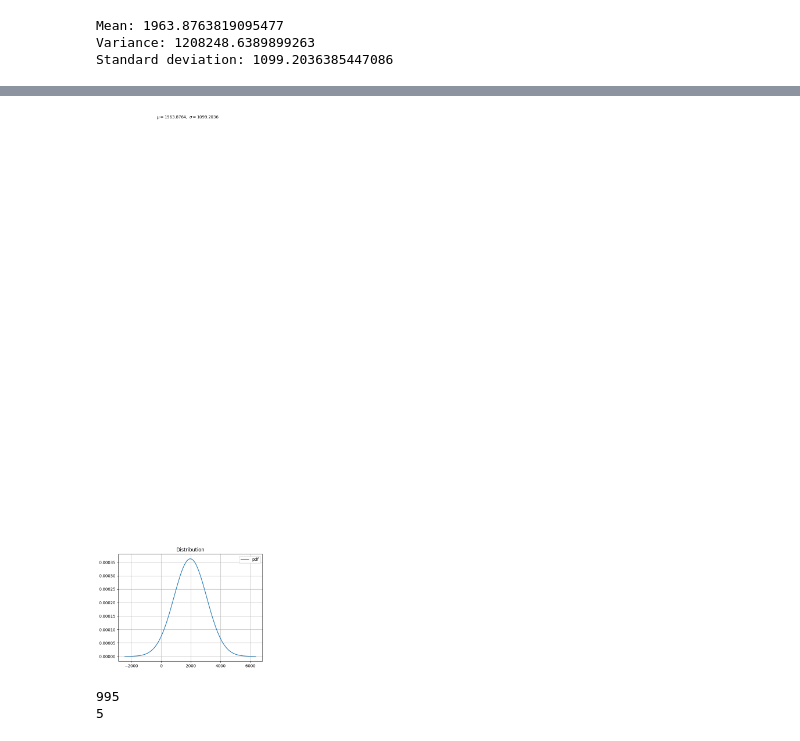
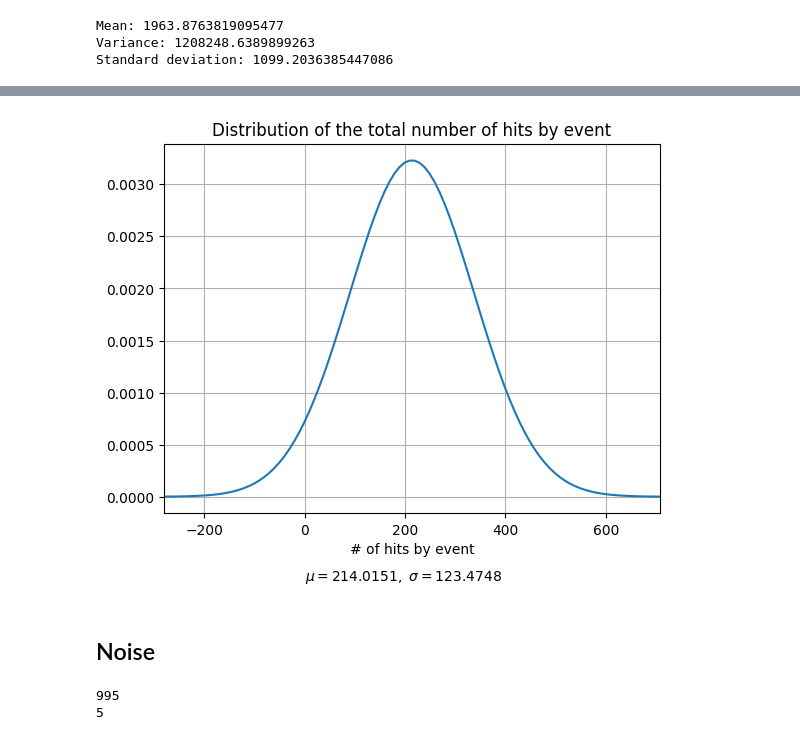
Before and after one commit to alawaree/Code_Thesis_HopfieldNetwork_VELO, a Jupyter notebook: data_analysis/general_data_analysis.ipynb, the cells around one changed output, grey strips where cells are left out. Cells and saved outputs as stored; diff of their text form; code cells hidden in the pictures.

```diff
--- a/data_analysis/general_data_analysis.ipynb
+++ b/data_analysis/general_data_analysis.ipynb
@@ -50,14 +51,17 @@ def data_distribution(data):
 
     return mu, variance, sigma
 # %%
-def plot_distribution(mu, sigma, title='Distribution', safe_to_file=False):
+def plot_distribution(mu, sigma, title='Distribution', xlabel='Data',safe_to_file=False):
     x = np.linspace(mu - 4 * sigma, mu + 4 * sigma, 100)
     plt.plot(x, stats.norm.pdf(x, mu, sigma), label='pdf')
     plt.title(title)
-    plt.text(-300, .0020, fr'$\mu={round(mu, 4)},\ \sigma={round(sigma, 4)}$')
-    # plt.plot(x, stats.norm.cdf(x, mu, sigma), label='cdf')
-    plt.legend()
+    plt.text(-0.0008, -0.0008, f'$\mu={round(mu, 4)},\ \sigma={round(sigma, 4)}$')
     plt.grid(True)
+    plt.xlabel(xlabel)
+
+    # set x-axis limits to full range of distribution
+    plt.xlim(mu - 4 * sigma, mu + 4 * sigma)
+
     if safe_to_file:
         plt.savefig(f'event_plots/{title}', bbox_inches='tight', pad_inches=0.2)
         plt.close()
@@ -156,17 +183,3 @@ mu, var, sigma = data_distribution(nr_hits_list)
 Mean: 1963.8763819095477
 Variance: 1208248.6389899263
 Standard deviation: 1099.2036385447086
-# %%
-def plot_distribution(mu, sigma, title='Distribution', safe_to_file=False):
-    x = np.linspace(mu - 4 * sigma, mu + 4 * sigma, 100)
-    plt.plot(x, stats.norm.pdf(x, mu, sigma), label='pdf')
-    plt.title(title)
-    plt.text(-300, .0020, fr'$\mu={round(mu, 4)},\ \sigma={round(sigma, 4)}$')
-    #plt.plot(x, stats.norm.cdf(x, mu, sigma), label='cdf')
-    plt.legend()
-    plt.grid(True)
-    if safe_to_file:
-        plt.savefig(f'event_plots/{title}', bbox_inches='tight', pad_inches=0.2)
-        plt.close()
-    else:
-        plt.show()
@@ -173,4 +194,4 @@ def plot_distribution(mu, sigma, title='Distribution', safe_to_file=False):
 # %%
-plot_distribution(mu, sigma, title='Distribution', safe_to_file=False)
+plot_distribution(mu, sigma, title='Distribution of the total number of hits by event', xlabel = '# of hits by event',safe_to_file=False)
 # %% [output]
-[figure, old version]
+[figure, new version]
@@ -177,3 +218,5 @@ plot_distribution(mu, sigma, title='Distribution', safe_to_file=False)
+# %% [markdown]
+## Noise
 # %%
 def noise_from_data(json_data,only_reconstructible=True):
     noise = 0
```
Also changed, not shown: parts of 12 cells of this notebook, 6 other files.
